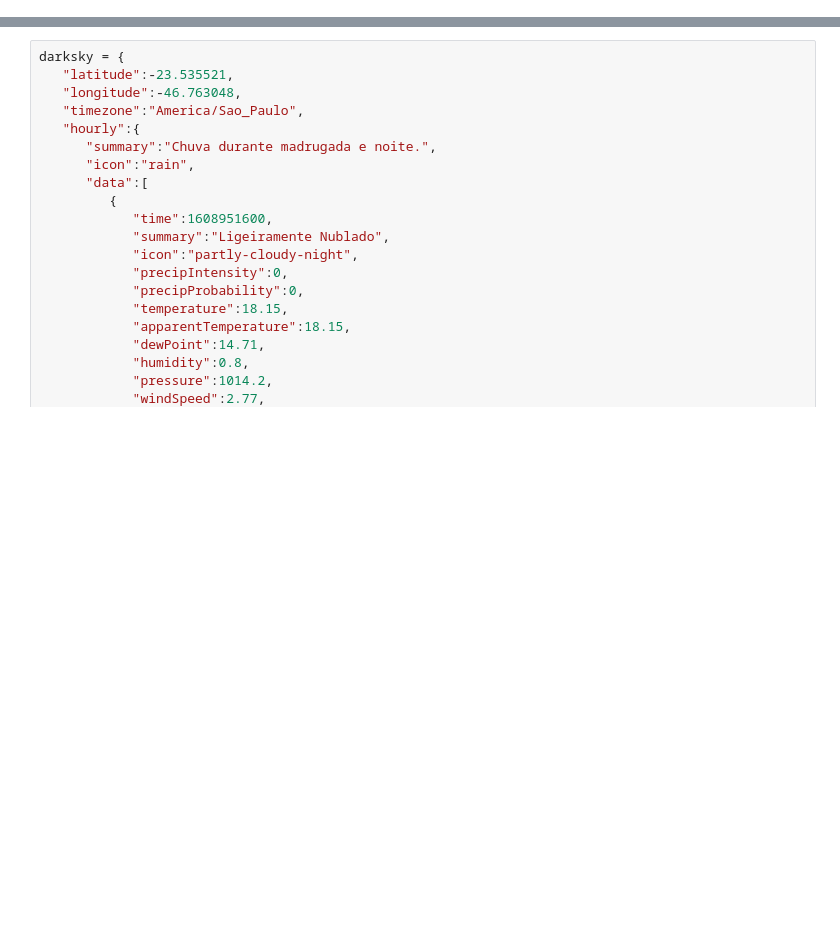
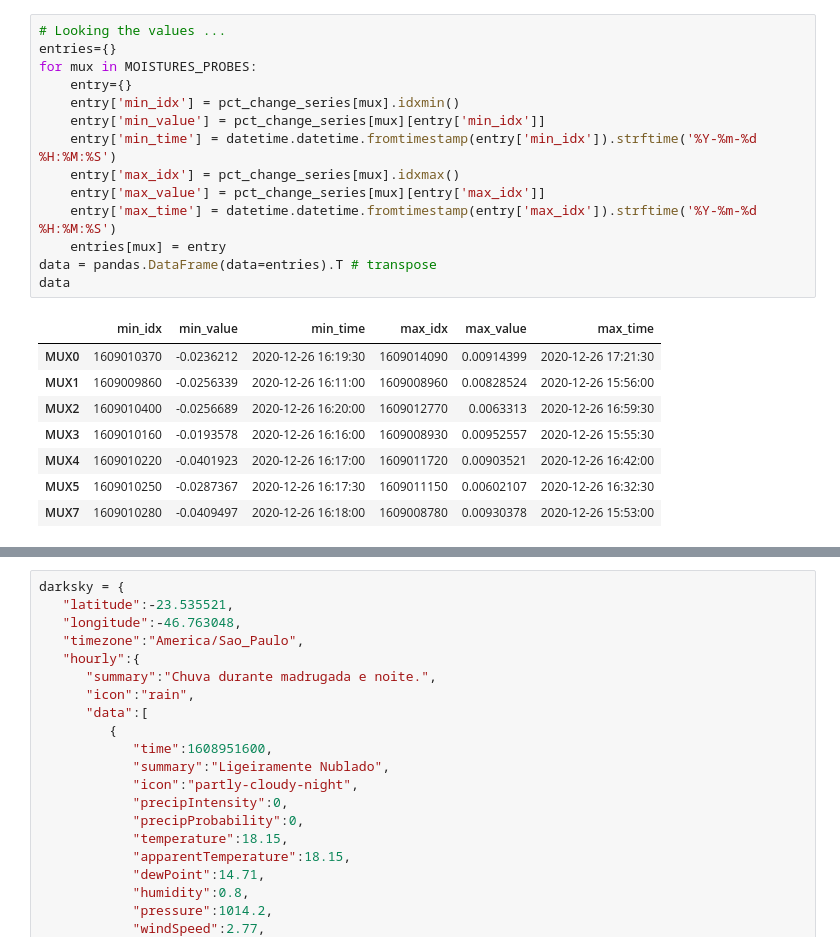
Before and after one commit to mygs/babilonia, a Jupyter notebook: research/notebook/DetectSuddenChanges-paper.ipynb, the cells around one changed output, grey strips where cells are left out. Drawn from its saved outputs; the diff is of its cells as text; blank space fills up the shorter version.

```diff
--- a/research/notebook/DetectSuddenChanges-paper.ipynb
+++ b/research/notebook/DetectSuddenChanges-paper.ipynb
@@ -69 +80,24 @@ plot(pct_change_series)
+# %%
+# Looking the values ...
+entries={}
+for mux in MOISTURES_PROBES:
+    entry={}
+    entry['min_idx'] = pct_change_series[mux].idxmin()
+    entry['min_value'] = pct_change_series[mux][entry['min_idx']]
+    entry['min_time'] = datetime.datetime.fromtimestamp(entry['min_idx']).strftime('%Y-%m-%d %H:%M:%S')
+    entry['max_idx'] = pct_change_series[mux].idxmax()
+    entry['max_value'] = pct_change_series[mux][entry['max_idx']]
+    entry['max_time'] = datetime.datetime.fromtimestamp(entry['max_idx']).strftime('%Y-%m-%d %H:%M:%S')
+    entries[mux] = entry
+data = pandas.DataFrame(data=entries).T # transpose
+data
+# %% [output]
+|  | min_idx | min_value | min_time | max_idx | max_value | max_time |
+| MUX0 | 1609010370 | -0.0236212 | 2020-12-26 16:19:30 | 1609014090 | 0.00914399 | 2020-12-26 17:21:30 |
+| MUX1 | 1609009860 | -0.0256339 | 2020-12-26 16:11:00 | 1609008960 | 0.00828524 | 2020-12-26 15:56:00 |
+| MUX2 | 1609010400 | -0.0256689 | 2020-12-26 16:20:00 | 1609012770 | 0.0063313 | 2020-12-26 16:59:30 |
+| MUX3 | 1609010160 | -0.0193578 | 2020-12-26 16:16:00 | 1609008930 | 0.00952557 | 2020-12-26 15:55:30 |
+| MUX4 | 1609010220 | -0.0401923 | 2020-12-26 16:17:00 | 1609011720 | 0.00903521 | 2020-12-26 16:42:00 |
+| MUX5 | 1609010250 | -0.0287367 | 2020-12-26 16:17:30 | 1609011150 | 0.00602107 | 2020-12-26 16:32:30 |
+| MUX7 | 1609010280 | -0.0409497 | 2020-12-26 16:18:00 | 1609008780 | 0.00930378 | 2020-12-26 15:53:00 |
 # %%
```
Also changed, not shown: parts of 9 cells of this notebook, 2 other files.
